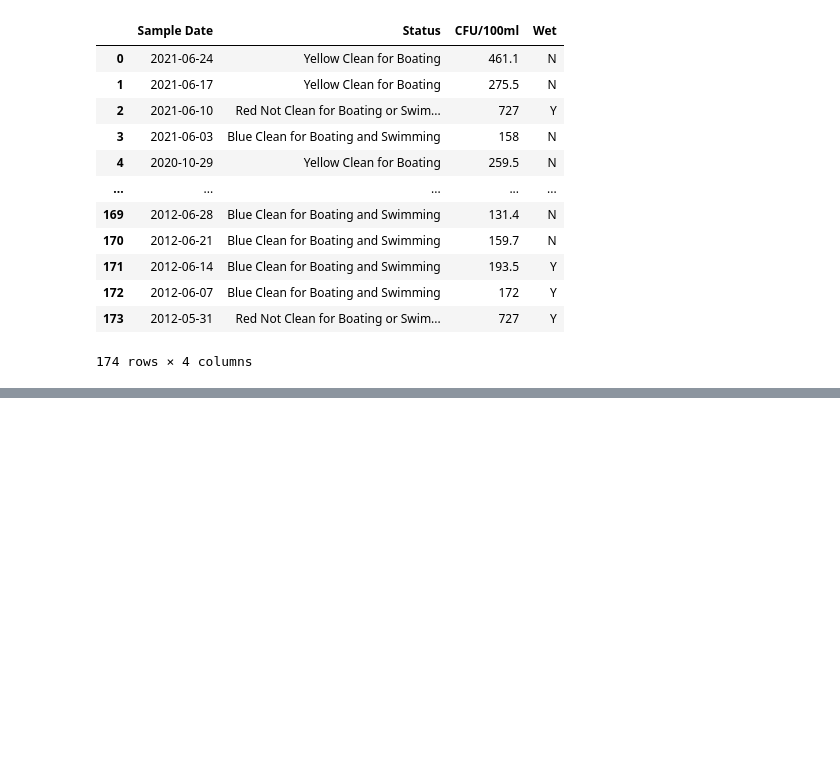
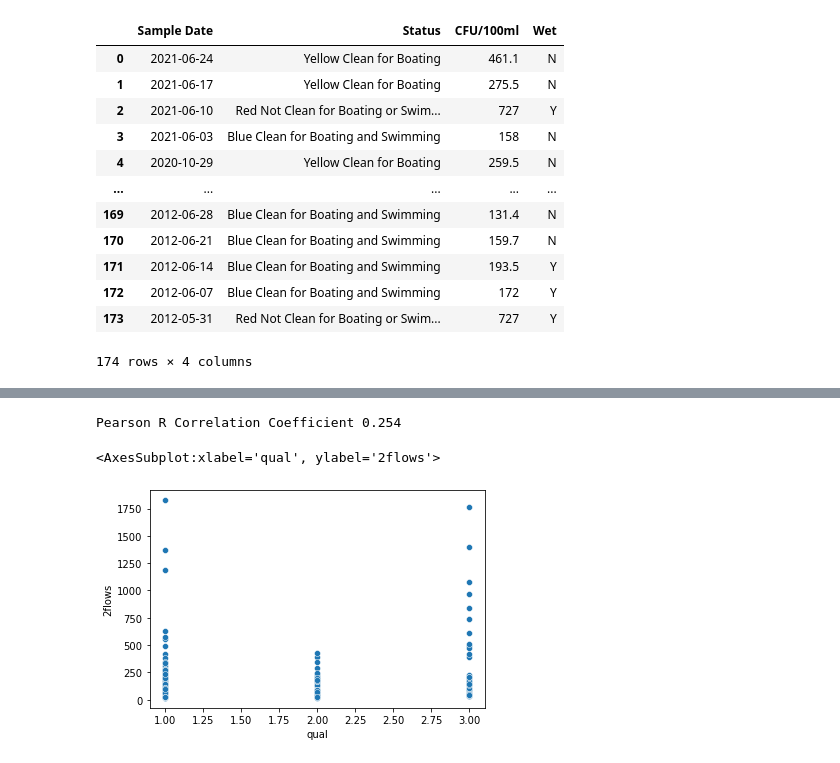
Before and after one commit to mghaz/mill_river, a Jupyter notebook: mill_river_app.ipynb, the cells around one changed output, grey strips where cells are left out. Saved outputs shown, nothing was run; the diff lists cells and outputs as text; code cells hidden in the pictures; blank space fills up the shorter version.

```diff
--- a/mill_river_app.ipynb
+++ b/mill_river_app.ipynb
@@ -45,0 +469,13 @@ qual
+# %%
+def addqual(x):
+    for i in qual.index:
+        if x.date() - qual.loc[i, 'Sample Date'].date() == dt.timedelta(days=0):
+            if qual.loc[i, 'Status'] == 'Blue Clean for Boating and Swimming':
+                return 1
+            elif qual.loc[i, 'Status'] == 'Yellow Clean for Boating':
+                return 2
+            elif qual.loc[i, 'Status'] == 'Red Not Clean for Boating or Swimming':
+                return 3
+# %%
+data['qual'] = data['Sample Date'].apply(lambda x: addqual(x))
+data
@@ -45,0 +496,13 @@ qual
+# %%
+bac = data['qual']
+flow = data['1flows']
+
+pearsonr_coefficient, p_value = pearsonr(bac, flow)
+print('Pearson R Correlation Coefficient %0.3f'% (pearsonr_coefficient))
+# %% [output]
+Pearson R Correlation Coefficient 0.254
+# %%
+sb.scatterplot(data=data, x= data['qual'], y=data['2flows'])
+# %% [output]
+<AxesSubplot:xlabel='qual', ylabel='2flows'>
+[figure, added]
```
Also changed, not shown: parts of 46 cells of this notebook, 1 other file.
